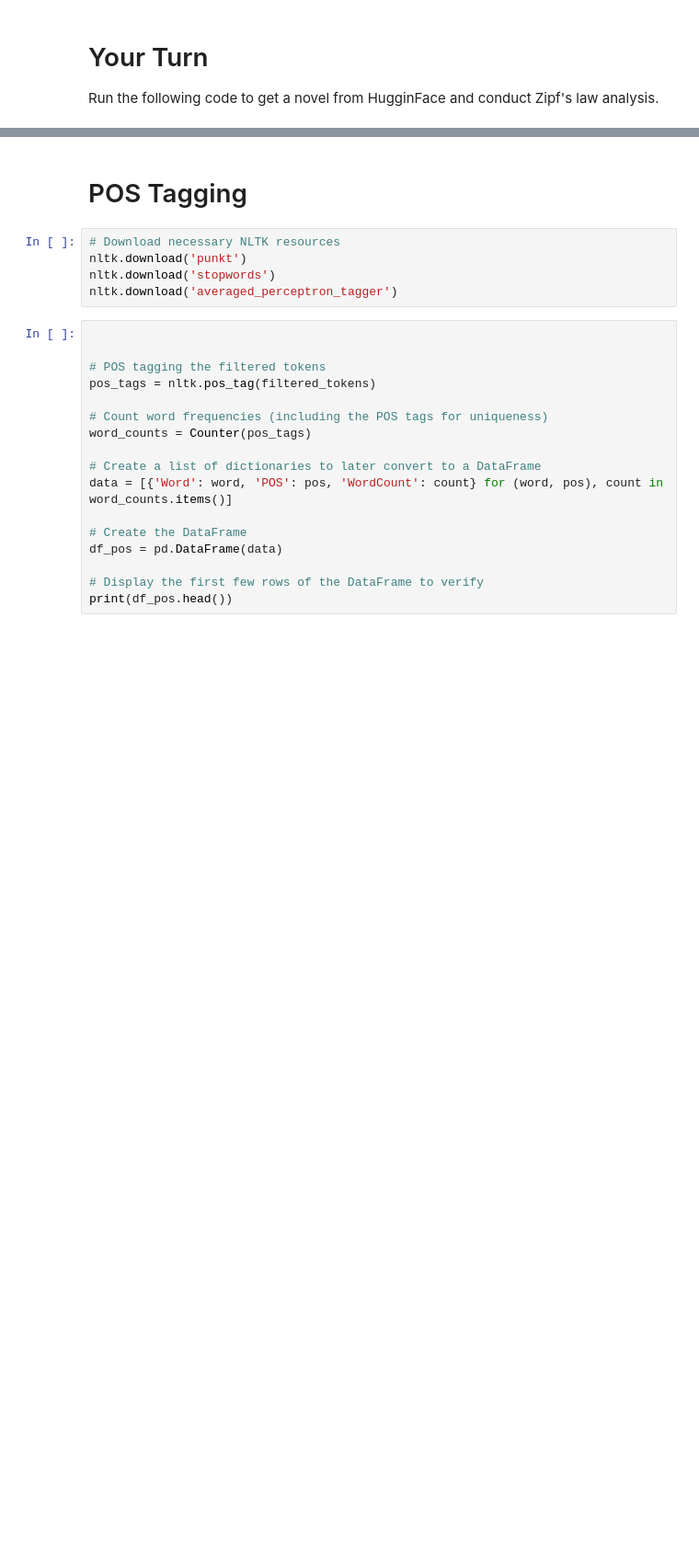
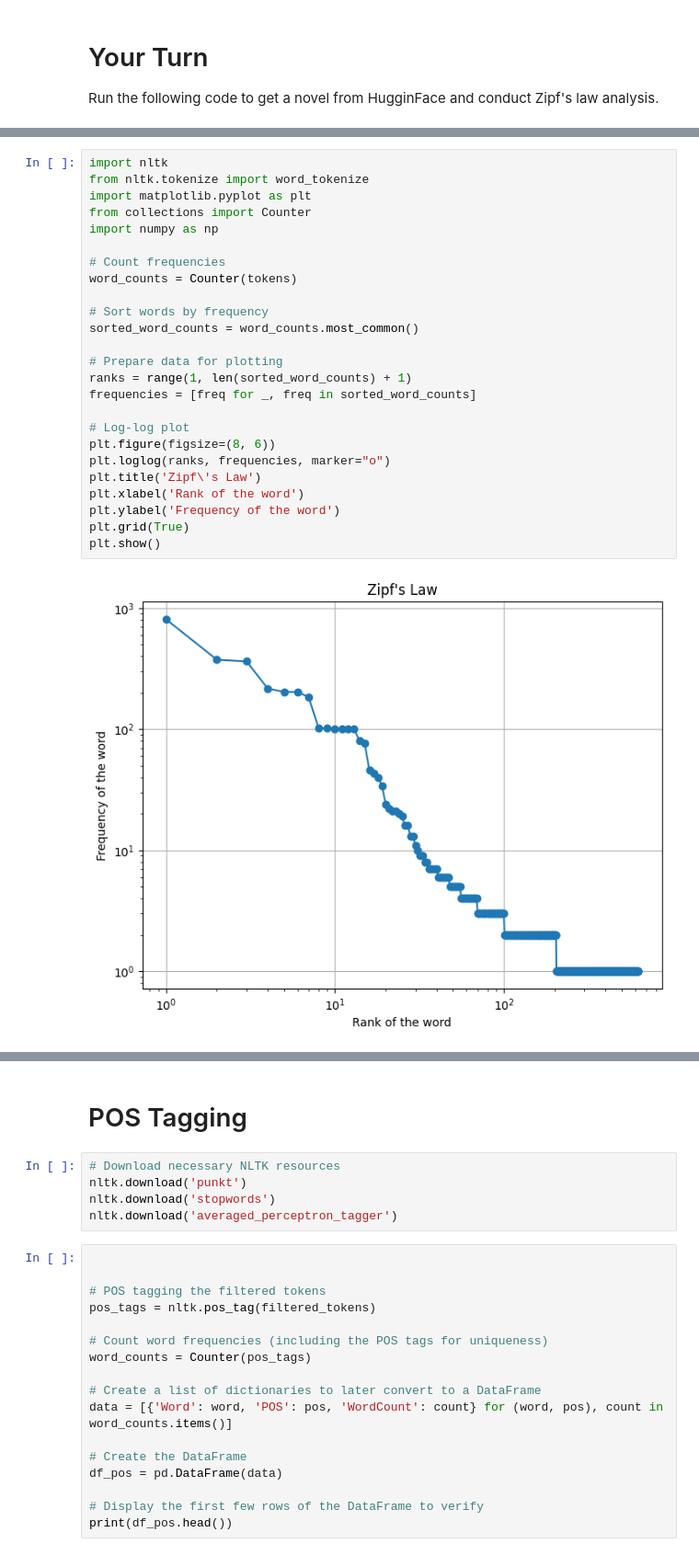
Before and after one commit to DylanCTY/Trial-space, a Jupyter notebook: Lecture2(0430).ipynb, the cells around one changed output, grey strips where cells are left out. Shown at 92% size. Drawn from its saved outputs; the diff is of its cells as text; blank space fills up the shorter version.

```diff
--- a/Lecture2(0430).ipynb
+++ b/Lecture2(0430).ipynb
@@ -453,0 +482,27 @@ tokens = word_tokenize(text)
+# %%
+import nltk
+from nltk.tokenize import word_tokenize
+import matplotlib.pyplot as plt
+from collections import Counter
+import numpy as np
+
+# Count frequencies
+word_counts = Counter(tokens)
+
+# Sort words by frequency
+sorted_word_counts = word_counts.most_common()
+
+# Prepare data for plotting
+ranks = range(1, len(sorted_word_counts) + 1)
+frequencies = [freq for _, freq in sorted_word_counts]
+
+# Log-log plot
+plt.figure(figsize=(8, 6))
+plt.loglog(ranks, frequencies, marker="o")
+plt.title('Zipf\'s Law')
+plt.xlabel('Rank of the word')
+plt.ylabel('Frequency of the word')
+plt.grid(True)
+plt.show()
+# %% [output]
+[figure, added]
```
Also changed, not shown: parts of 15 cells of this notebook.
